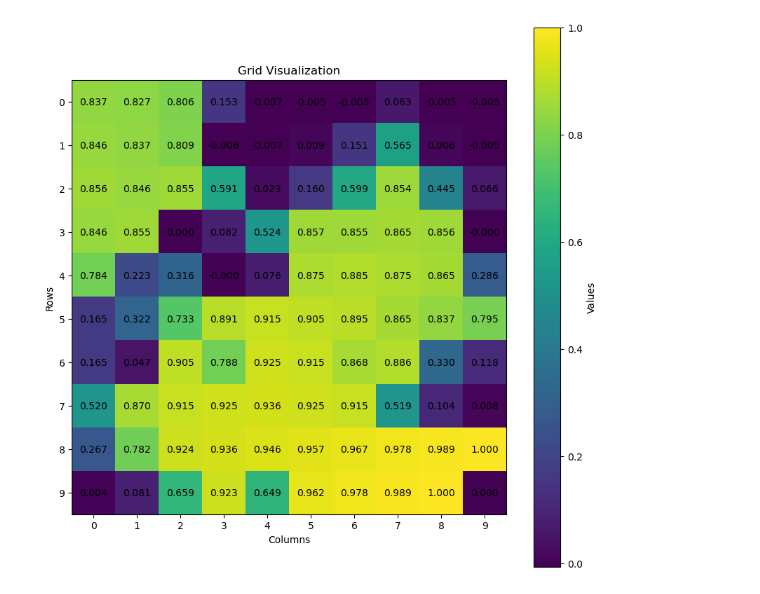
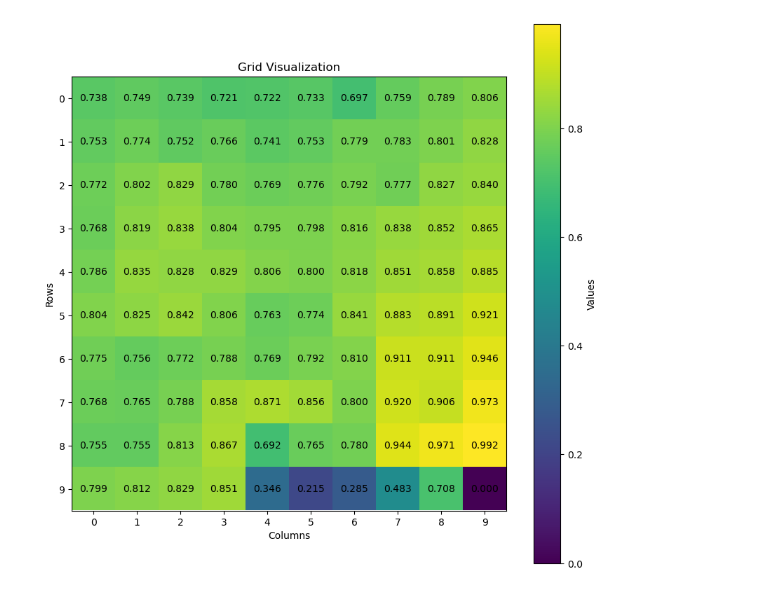
Before and after one commit to liAmirali/UIAI-RL-project, a Jupyter notebook: maze.ipynb, the cells around one changed output. Cells and saved outputs as stored; diff of their text form; code cells hidden in the pictures.

Commit message:
add SARSA

```diff
--- a/maze.ipynb
+++ b/maze.ipynb
@@ -182,3 +239,0 @@ class Agent():
-# %%
-agent = Agent(env, NUM_TRAIN_STEP=(100000,100000))
-Q = agent.q_learning()
@@ -189,12 +240,18 @@ AVG STEP for Win = 17.001020061203672
 # %%
-pi = {}
-V = {}
+def get_pi_v(Q):
+    pi = {}
+    V = {}
 
-for state in range(100):
-    mx = 0
-    for i in range(4):
-        if(Q[state][i] > Q[state][mx]):
-            mx = i
+    for state in range(COLUMN * ROW):
+        mx = 0
+        for i in range(4):
+            if(Q[state][i] > Q[state][mx]):
+                mx = i
 
-    pi[state] = mx
-    V[state] = Q[state][mx]
+        pi[state] = mx
+        V[state] = Q[state][mx]
+    return pi, V
+# %%
+agent = Agent(env, NUM_TRAIN_STEP=(1000000,1000000))
+Q_SARSA = agent.SARSA()
+Q_Q_Learning = agent.q_learning()
@@ -204,0 +275,2 @@ draw_grid(pi)
+# %%
+pi_Q_learning, V_Q_learning = get_pi_v(Q_Q_Learning)
@@ -205,4 +281,4 @@ draw_grid(pi)
 # %%
-draw_values(V)
+draw_values(V_Q_learning)
 # %% [output]
-[figure, old version]
+[figure, new version]
```
Also changed, not shown: parts of 8 cells of this notebook.
